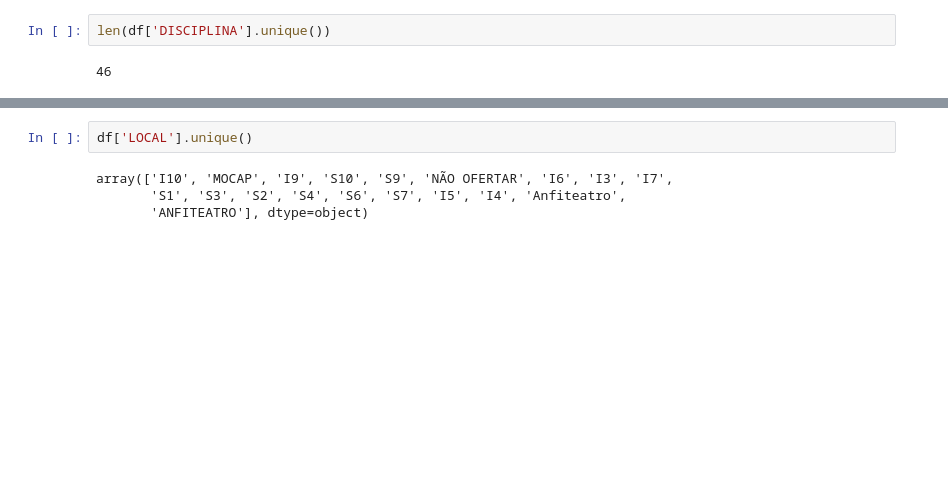
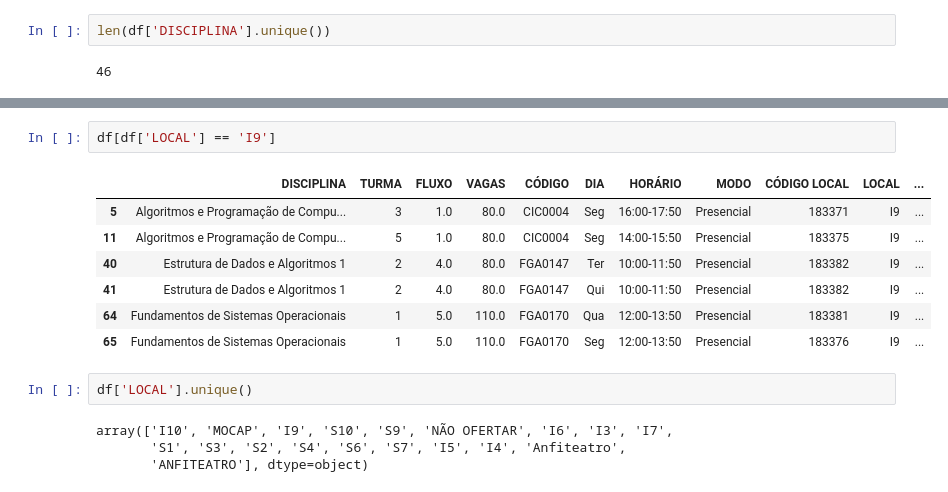
Before and after one commit to Peedrooo/Ada, a Jupyter notebook: src/AdaUnB.ipynb, the cells around one changed output, grey strips where cells are left out. Saved outputs shown, nothing was run; the diff lists cells and outputs as text; blank space fills up the shorter version.

```diff
--- a/src/AdaUnB.ipynb
+++ b/src/AdaUnB.ipynb
@@ -40,3 +24,13 @@ df
+# %%
+df[df['LOCAL'] == 'I9']
+# %% [output]
+|  | DISCIPLINA | TURMA | FLUXO | VAGAS | CÓDIGO | DIA | HORÁRIO | MODO | CÓDIGO LOCAL | LOCAL | ... |
+| 5 | Algoritmos e Programação de Compu... | 3 | 1.0 | 80.0 | CIC0004 | Seg | 16:00-17:50 | Presencial | 183371 | I9 | ... |
+| 11 | Algoritmos e Programação de Compu... | 5 | 1.0 | 80.0 | CIC0004 | Seg | 14:00-15:50 | Presencial | 183375 | I9 | ... |
+| 40 | Estrutura de Dados e Algoritmos 1 | 2 | 4.0 | 80.0 | FGA0147 | Ter | 10:00-11:50 | Presencial | 183382 | I9 | ... |
+| 41 | Estrutura de Dados e Algoritmos 1 | 2 | 4.0 | 80.0 | FGA0147 | Qui | 10:00-11:50 | Presencial | 183382 | I9 | ... |
+| 64 | Fundamentos de Sistemas Operacionais | 1 | 5.0 | 110.0 | FGA0170 | Qua | 12:00-13:50 | Presencial | 183381 | I9 | ... |
+| 65 | Fundamentos de Sistemas Operacionais | 1 | 5.0 | 110.0 | FGA0170 | Seg | 12:00-13:50 | Presencial | 183376 | I9 | ... |
 # %%
 df['LOCAL'].unique()
 # %% [output]
```
Also changed, not shown: parts of 1 cell of this notebook, 3 other files.
